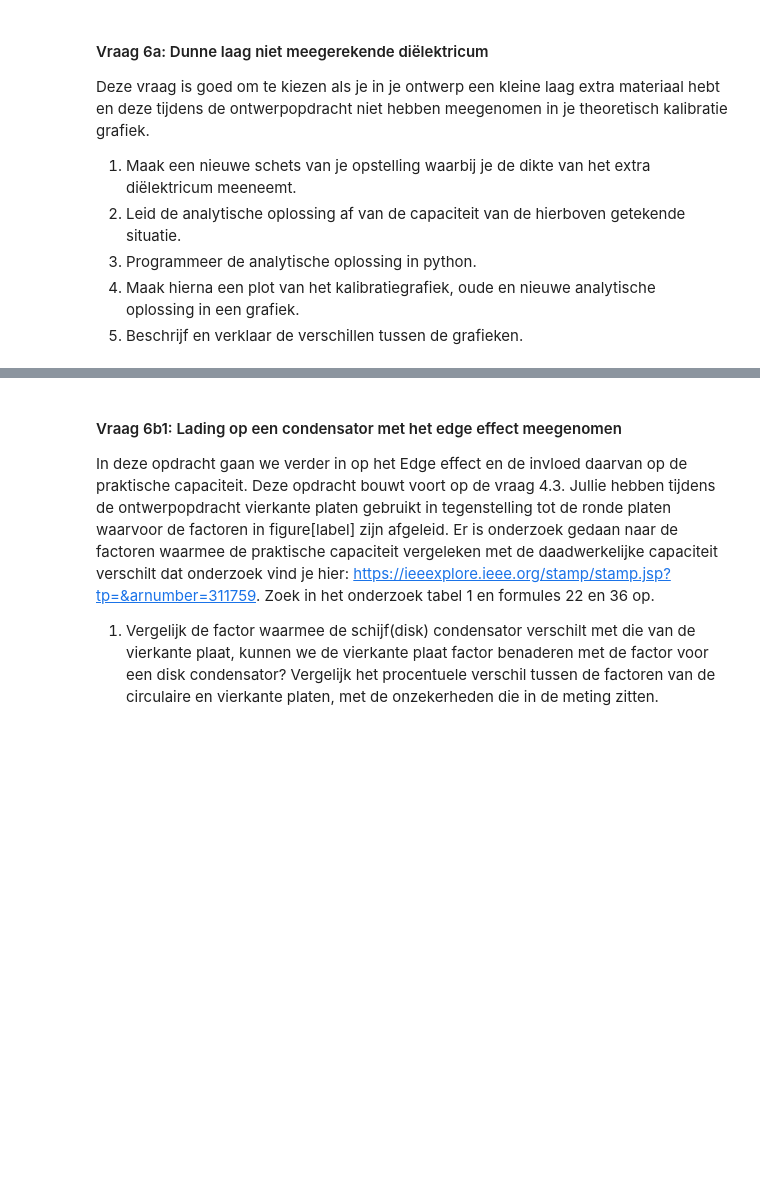
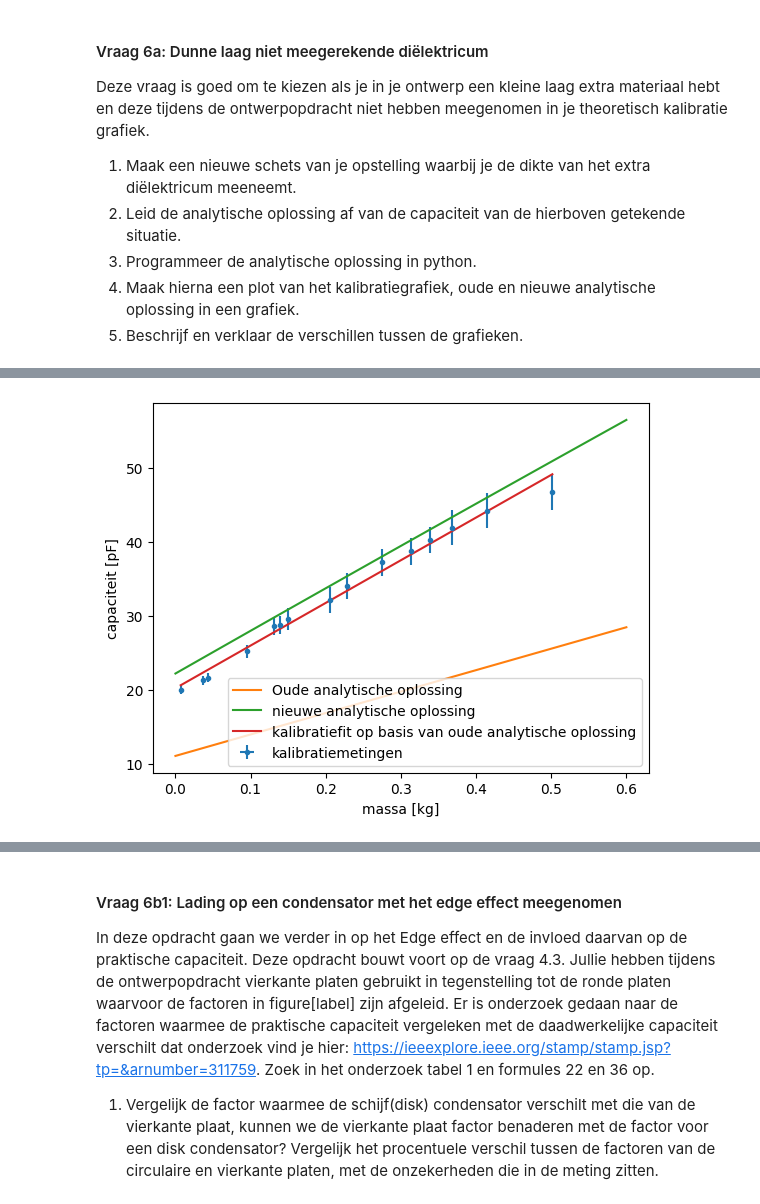
Before and after one commit to korne-Hoendervangers/opdrachten-DEF-D-KorneHoendervangers, a Jupyter notebook: DigitaleOntwerpopdrachten/1CondensatorOpdracht/CondensatorOntwerpopdracht.ipynb, the cells around one changed output, grey strips where cells are left out. Saved outputs shown, nothing was run; the diff lists cells and outputs as text; code cells hidden in the pictures; blank space fills up the shorter version.

```diff
--- a/DigitaleOntwerpopdrachten/1CondensatorOpdracht/CondensatorOntwerpopdracht.ipynb
+++ b/DigitaleOntwerpopdrachten/1CondensatorOpdracht/CondensatorOntwerpopdracht.ipynb
@@ -822,3 +894,69 @@ Deze vraag is goed om te kiezen als je in je ontwerp een kleine laag extra mater
+# %%
+# Nieuwe analytische oplossing:
+
+def analytischPLS(m):
+    A = 0.1**2 #m^2
+    epsilon_0 = 8.854e-12 #F/m
+    t = 0.05e-3 #m
+    e_rplastic = 3 # F/m
+    deltad = 0.1e-3 #m
+    E = 15000 # Pa (naar schatting), op basis van de waarde van een zachte spons op het internet opgezicht
+    e_rlucht = 1 # F/m
+    g = 9.81 #m/s^2
+    d0 = 4e-3 #m
+    return (A * epsilon_0)/((2*t)/(e_rplastic) + (deltad*A*E)/(e_rlucht*m*g)) + ((epsilon_0*A)/(d0))
+
+massa_verwacht = np.linspace(1, 600, 20)*1e-3
+
+# we schatten e_r, lucht = 1
+Cap_afleiding = analytischPLS(massa_verwacht)*1e12
+# %%
+# Oude analytische oplossing + kalibratiegrafiek
+
+# Als we de formule van de elasticiteitsmodulus omschrijven onder de aanname dat de indrukking van de spons lineair is krijgen we de
+# onderstaande fitfunctie
+# De y-intercept van de lijn moet dan nog toegevoegd worden, dat is de capaciteit van de ongerekte opstelling, dus de condensator
+# met als isolatie lucht en 4 mm dik
+
+def functie(epsilon, g, deltad, E, m):
+    return (epsilon * g * m)/(deltad * E) + ((8.854e-12*0.1**2)/(4e-3))
+
+massa_verwacht = np.linspace(0, 600, 20)*1e-3
+
+# We schatten de elasticiteitsmodulus E op ongeveer 15000 Pa (van internet)
+# Ook nemen we aan dat dit een lineaire indrukking is, en dat delta d elke keer ongeveer 0.1 mm is
+# epsilon nemen we van lucht, dus die is gelijk aan de permittiviteit van vacuum.
+cap_verwacht = functie(8.854e-12, 9.81, 0.1e-3, 15000, massa_verwacht)*1e12
+
+def fitlijn(m, epsilon, E, epsilon_C0):
+    return (epsilon * 9.81 * m)/(0.1e-3 * E) + ((epsilon_C0*0.1**2)/(4e-3))
+
+# De daadwerkelijke metingen voor de kalibratiegrafiek
+m_2 = np.array([501.5, 414.4,367.5, 338.6, 313.2, 274.4, 228.1, 205.0, 150.0, 138.7, 131.2, 94.6, 43.8, 36.6, 7.0])/1000 # kg
+capaciteit_2 = np.array([46.7, 44.2, 41.9, 40.2, 38.7, 37.2, 34.0, 32.1, 29.6, 28.7, 28.6, 25.2, 21.6, 21.3, 20.0])*1e-12 # pF
+u_capa_2 = np.array([2.4, 2.4, 2.4, 1.8, 1.8, 1.8, 1.8, 1.8, 1.5, 1.2, 1.2, 0.9, 0.6, 0.6, 0.6]) # pF
+
+#Fit van onze waardes, op basis van lineaire verband dat beredeneerd was:
+vals2, covs2 = curve_fit(fitlijn, m_2, capaciteit_2)
+xfit = np.linspace(np.min(m_2), np.max(m_2), 500)
+yfit = fitlijn(xfit, *vals2)*1e12
+
+capaciteit_2 = capaciteit_2*1e12
+
+# Geschat op basis van de waarde die we van de weegschaal aflezen
+m_err = 0.05 * 1e-3
+
+plt.figure()
+plt.errorbar(m_2, capaciteit_2, xerr = m_err, yerr = u_capa_2, fmt = '.', label = 'kalibratiemetingen')
+plt.plot(massa_verwacht, cap_verwacht/2, label = 'Oude analytische oplossing')
+plt.plot(massa_verwacht, Cap_afleiding, label = 'nieuwe analytische oplossing')
+plt.plot(xfit, yfit, label = 'kalibratiefit op basis van oude analytische oplossing')
+plt.xlabel("massa [kg]")
+plt.ylabel("capaciteit [pF]")
+plt.legend()
+plt.show()
+# %% [output]
+[figure, added]
 # %% [markdown]
 ##### Antwoorden 6a
 
```
Also changed, not shown: parts of 6 cells of this notebook, 3 other files.
